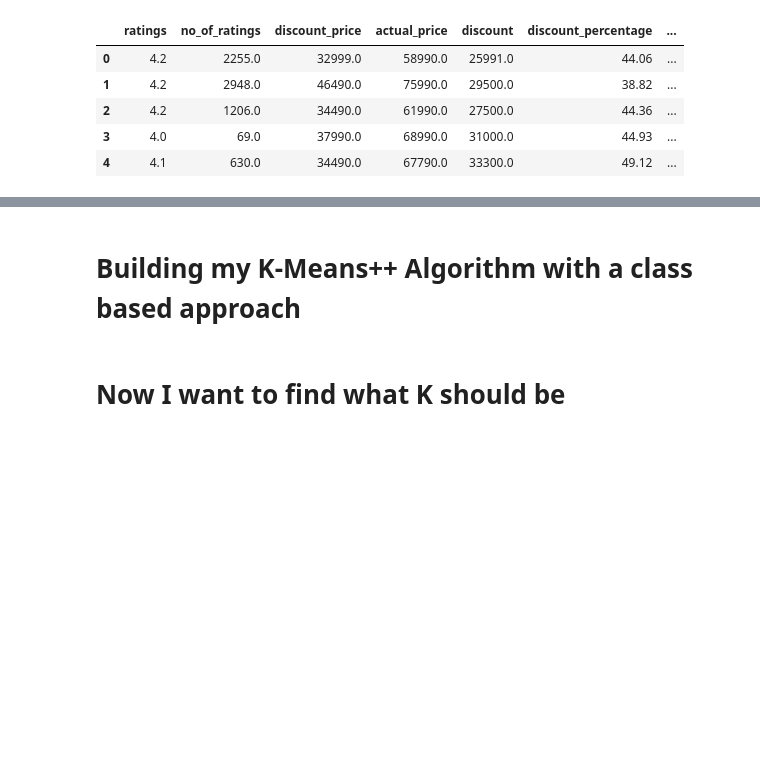
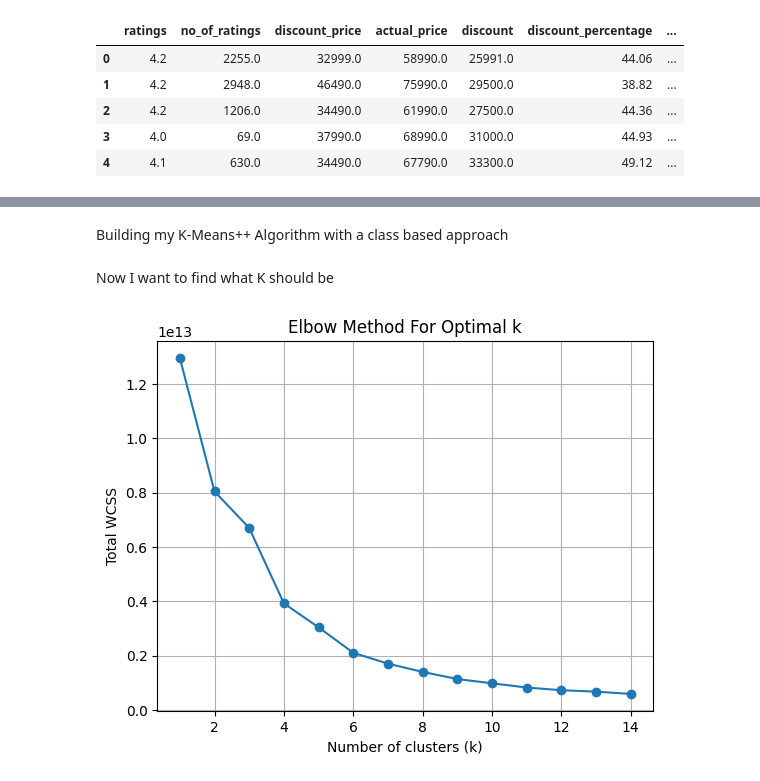
Before and after one commit to mmaaz-khan/ProductFeatureClustering, a Jupyter notebook: k-means.ipynb, the cells around one changed output, grey strips where cells are left out. Drawn from its saved outputs; the diff is of its cells as text; code cells hidden in the pictures; blank space fills up the shorter version.

```diff
--- a/k-means.ipynb
+++ b/k-means.ipynb
@@ -133,5 +124,5 @@ scaled_df.head()
 # %% [markdown]
-# Building my K-Means++ Algorithm with a class based approach
+Building my K-Means++ Algorithm with a class based approach
 # %%
 from collections import namedtuple
 
@@ -161,6 +152,10 @@ class Cluster: # Creating the Cluster class
 
     def add_point(self, point):
         self.points_index.append(point)
+        dx = point.x - self.center[0]
+        dy = point.y - self.center[1]
+        # accumulate squared distance
+        self.wcss += dx*dx + dy*dy
 
     def reset_points(self):
         self.points_index = []
@@ -218,28 +213,52 @@ def k_means(dataset, clusters):
 
     return clusters
 # %% [markdown]
-# Now I want to find what K should be
+Now I want to find what K should be
 # %%
 seed_number = 1 # This is to save my random subset for later
                 # This is good practice as it means I can test my results using the same subset everytime
 sample_set = scaled_df.sample(frac=0.1, random_state=seed_number) # Taking a random subset of 10% of the data
 
 # Elbow Method
 
-def get_all_wcss():
+def get_total_wcss(dataset, clusters_list):
+    total_wcss = 0
+    clusters = k_means(dataset, clusters_list)
+    for cluster in clusters:
+        total_wcss += cluster.get_wcss()
+    return total_wcss
 
-    max_clusters = 15
-    cluster_scores = []
+from sklearn.decomposition import PCA
+import random
 
-    for cluster in range(max_clusters):
-        cluster_scores.append(get_wcss(cluster))
+pca = PCA(n_components=2)  # Reduce to 2D for visualization
+reduced_data = pca.fit_transform(sample_set)
 
-def get_wcss(cluster):
+random.seed(2)
 
-    cluster_distance_sum = 0
+# Pick 15 distinct points as initial centers
+initial_centers = random.sample(list(reduced_data), 15)
 
-    def get_inertia(point):
-        distance = math.sqrt((point.y - cluster.get_center()[1])**2 + (point.x - cluster.get_center()[0])**2)
+clusters = [
+    Cluster(label=i, center=Point(x=center[0], y=center[1]))
+    for i, center in enumerate(initial_centers)
+]
 
-    for data_point in cluster:
-        cluster_distance_sum += get_inertia(data_point)
+running_total = []
+for k in range(1, 15):
+    centers_k = random.sample(list(reduced_data), k)
+    clusters_k = [Cluster(label=i, center=Point(x=centers_k[i][0], y=centers_k[i][1])) for i in range(k)]
+
+    wcss_k = get_total_wcss([Point(x, y) for x, y in reduced_data], clusters_k)
+    running_total.append(wcss_k)
+
+import matplotlib.pyplot as plt
+
+plt.plot(range(1, 15), running_total, marker='o')
+plt.title('Elbow Method For Optimal k')
+plt.xlabel('Number of clusters (k)')
+plt.ylabel('Total WCSS')
+plt.grid(True)
+plt.show()
+# %% [output]
+[figure, added]
```
Also changed, not shown: parts of 7 cells of this notebook, 3 other files.
